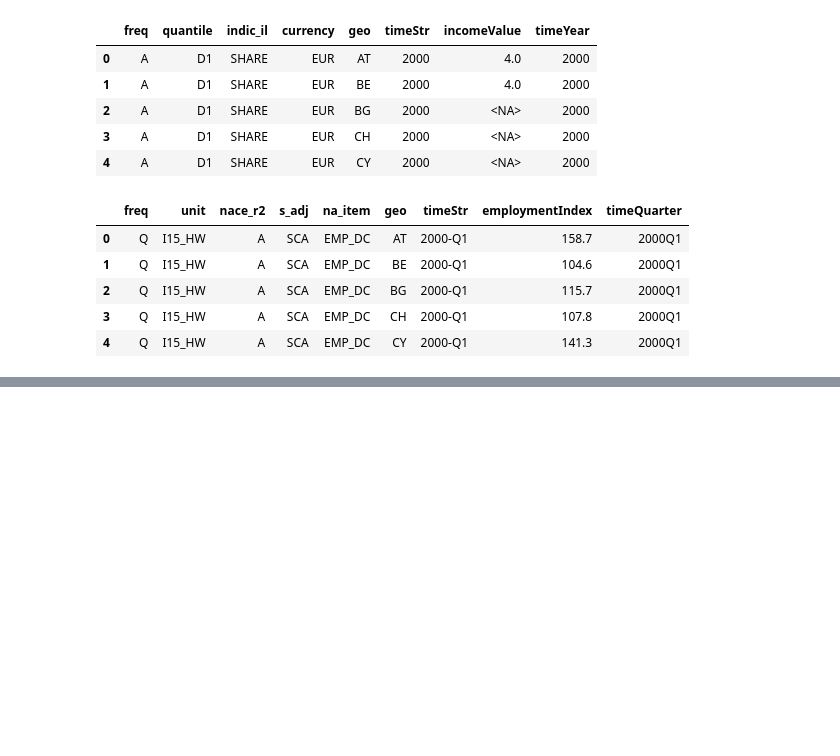
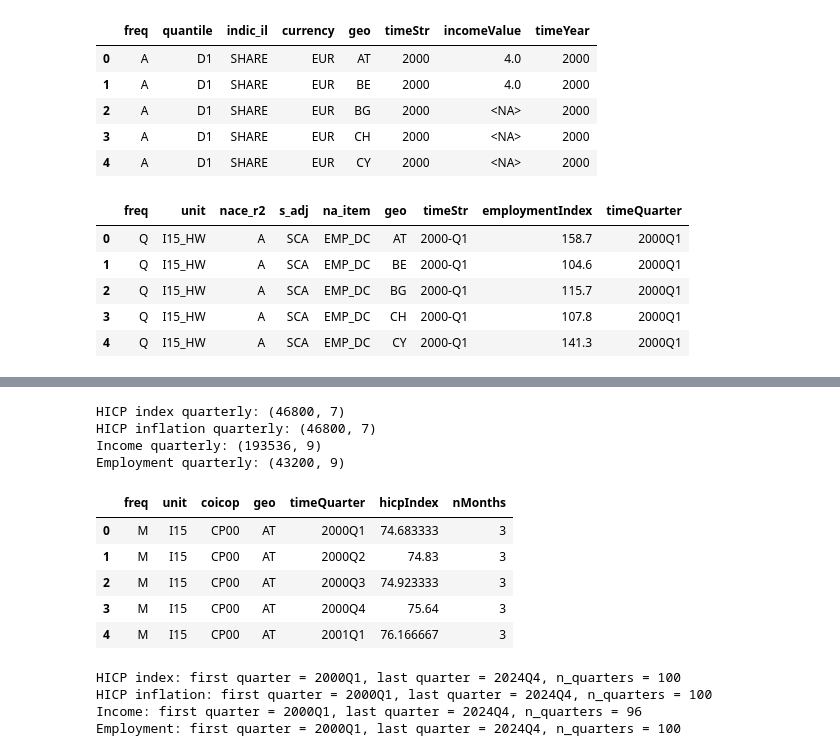
Before and after one commit to princebhanusteta/euro-macro-inflation-income, a Jupyter notebook: notebooks/01_merge_raw_to_long.ipynb, the cells around one changed output, grey strips where cells are left out. Saved outputs shown, nothing was run; the diff lists cells and outputs as text; code cells hidden in the pictures; blank space fills up the shorter version.

```diff
--- a/notebooks/01_merge_raw_to_long.ipynb
+++ b/notebooks/01_merge_raw_to_long.ipynb
@@ -149,0 +190,44 @@ employment_long.head()
+# %%
+# Calling frequency alignment functions (Quaterly data frequency)
+
+hicp_index_q = makeHicpIndexQuarterly(hicp_index_long)
+hicp_inflation_q = makeHicpInflationQuarterly(hicp_inflation_long)
+income_q = makeIncomeQuarterly(income_long)
+employment_q = makeEmploymentQuarterly(employment_long)
+
+print("HICP index quarterly:", hicp_index_q.shape)
+print("HICP inflation quarterly:", hicp_inflation_q.shape)
+print("Income quarterly:", income_q.shape)
+print("Employment quarterly:", employment_q.shape)
+
+hicp_index_q.head()
+# %% [output]
+HICP index quarterly: (46800, 7)
+HICP inflation quarterly: (46800, 7)
+Income quarterly: (193536, 9)
+Employment quarterly: (43200, 9)
+|  | freq | unit | coicop | geo | timeQuarter | hicpIndex | nMonths |
+| 0 | M | I15 | CP00 | AT | 2000Q1 | 74.683333 | 3 |
+| 1 | M | I15 | CP00 | AT | 2000Q2 | 74.83 | 3 |
+| 2 | M | I15 | CP00 | AT | 2000Q3 | 74.923333 | 3 |
+| 3 | M | I15 | CP00 | AT | 2000Q4 | 75.64 | 3 |
+| 4 | M | I15 | CP00 | AT | 2001Q1 | 76.166667 | 3 |
+# %%
+#  Check 1 | the time range and counts | Unique quarters present
+for name, df in [
+    ("HICP index", hicp_index_q),
+    ("HICP inflation", hicp_inflation_q),
+    ("Income", income_q),
+    ("Employment", employment_q),
+]:
+    quarters = df["timeQuarter"].sort_values().unique()
+    print(
+        f"{name}: first quarter = {quarters[0]}, "
+        f"last quarter = {quarters[-1]}, "
+        f"n_quarters = {len(quarters)}"
+    )
+# %% [output]
+HICP index: first quarter = 2000Q1, last quarter = 2024Q4, n_quarters = 100
+HICP inflation: first quarter = 2000Q1, last quarter = 2024Q4, n_quarters = 100
+Income: first quarter = 2000Q1, last quarter = 2024Q4, n_quarters = 96
+Employment: first quarter = 2000Q1, last quarter = 2024Q4, n_quarters = 100
```
Also changed, not shown: parts of 13 cells of this notebook, 2 other files.
